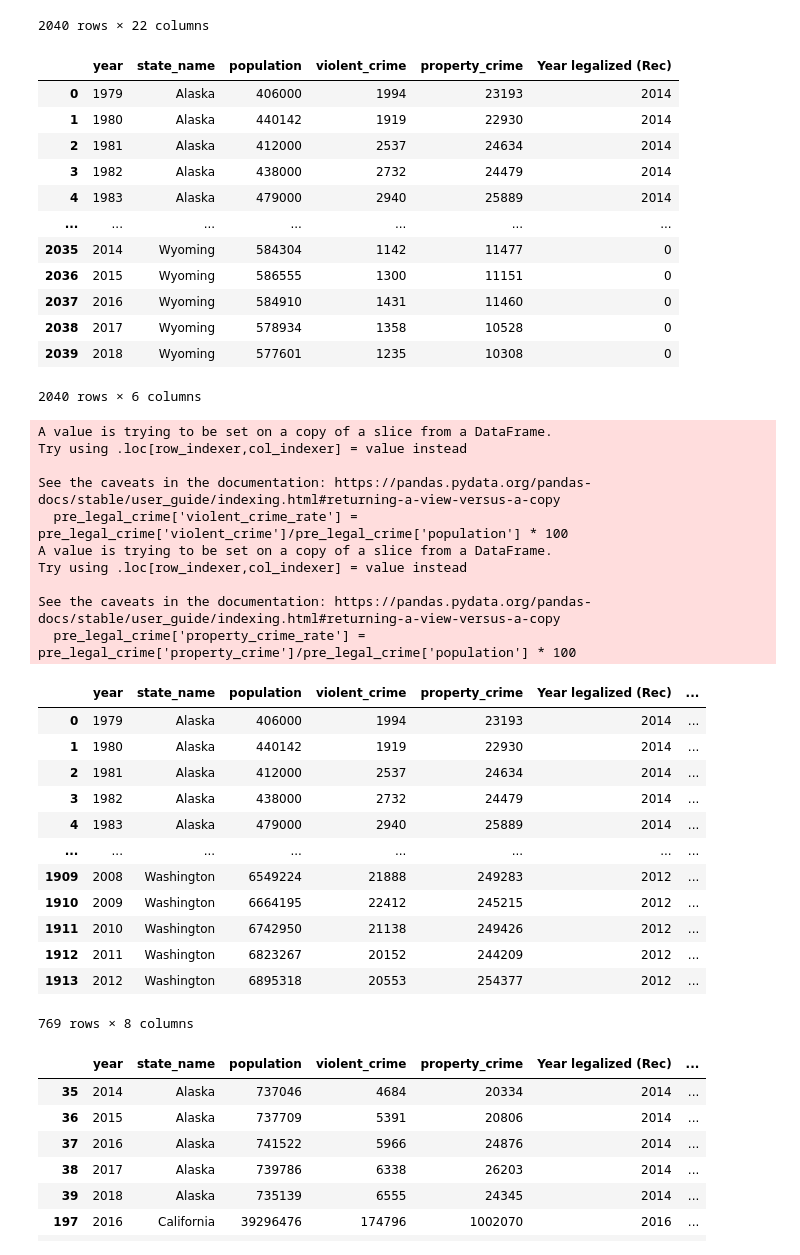
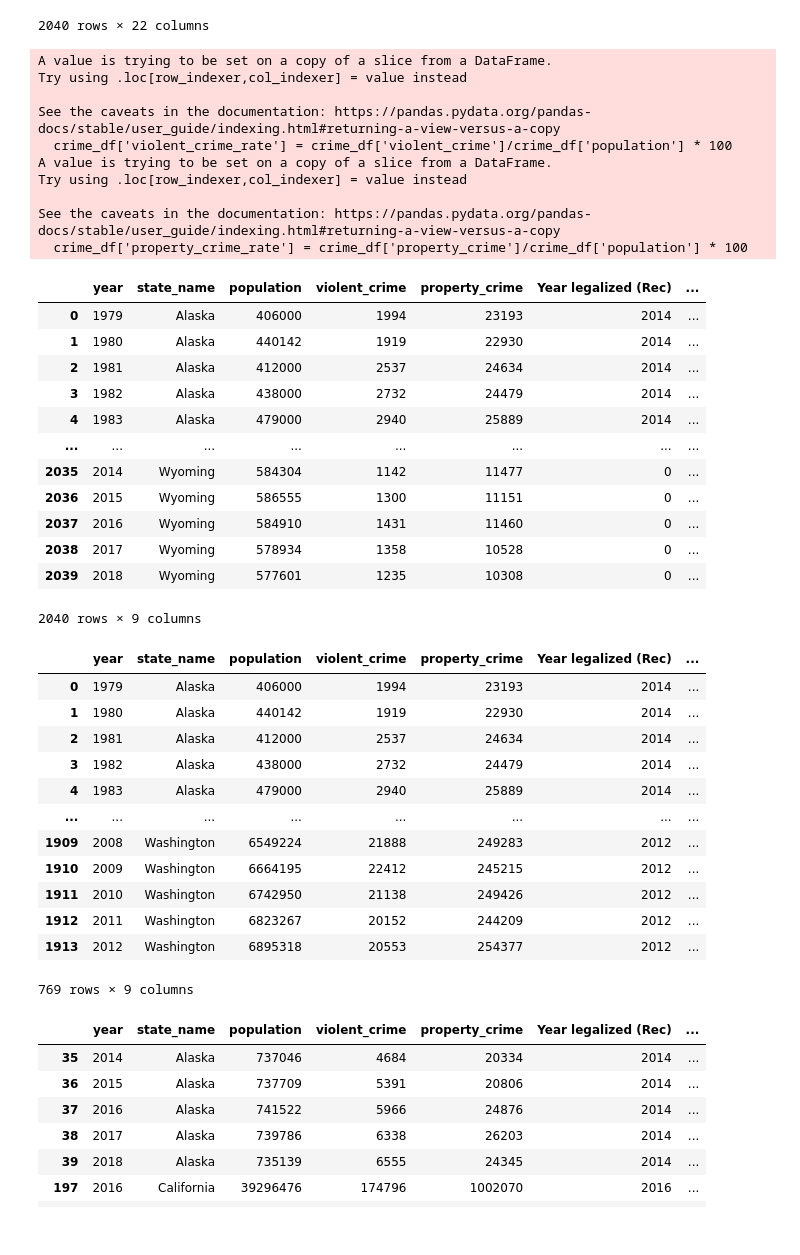
Before and after one commit to gwroth89/Project1, a Jupyter notebook: violent_property_crime_analysis.ipynb, the cells around one changed output. Cells and saved outputs as stored; diff of their text form; code cells hidden in the pictures.

```diff
--- a/violent_property_crime_analysis.ipynb
+++ b/violent_property_crime_analysis.ipynb
@@ -26,22 +26,34 @@ violent_property_crime_df
 2040 rows × 22 columns
 # %%
 # pull just violen and propety crimee
-crime_df = violent_property_crime_df[['year','state_name', 'population','violent_crime','property_crime', 'Year legalized (Rec)']]
+crime_df = violent_property_crime_df[['year','state_name', 'population','violent_crime','property_crime', 'Year legalized (Rec)', 'Year legalized (Med)']]
+crime_df['violent_crime_rate'] = crime_df['violent_crime']/crime_df['population'] * 100
+crime_df['property_crime_rate'] = crime_df['property_crime']/crime_df['population'] * 100
 crime_df
 # %% [output]
+A value is trying to be set on a copy of a slice from a DataFrame.
+Try using .loc[row_indexer,col_indexer] = value instead
+
+See the caveats in the documentation: https://pandas.pydata.org/pandas-docs/stable/user_guide/indexing.html#returning-a-view-versus-a-copy
+  crime_df['violent_crime_rate'] = crime_df['violent_crime']/crime_df['population'] * 100
+A value is trying to be set on a copy of a slice from a DataFrame.
+Try using .loc[row_indexer,col_indexer] = value instead
+
+See the caveats in the documentation: https://pandas.pydata.org/pandas-docs/stable/user_guide/indexing.html#returning-a-view-versus-a-copy
+  crime_df['property_crime_rate'] = crime_df['property_crime']/crime_df['population'] * 100
-|  | year | state_name | population | violent_crime | property_crime | Year legalized (Rec) |
-| 0 | 1979 | Alaska | 406000 | 1994 | 23193 | 2014 |
-| 1 | 1980 | Alaska | 440142 | 1919 | 22930 | 2014 |
-| 2 | 1981 | Alaska | 412000 | 2537 | 24634 | 2014 |
-| 3 | 1982 | Alaska | 438000 | 2732 | 24479 | 2014 |
-| 4 | 1983 | Alaska | 479000 | 2940 | 25889 | 2014 |
-| ... | ... | ... | ... | ... | ... | ... |
-| 2035 | 2014 | Wyoming | 584304 | 1142 | 11477 | 0 |
-| 2036 | 2015 | Wyoming | 586555 | 1300 | 11151 | 0 |
-| 2037 | 2016 | Wyoming | 584910 | 1431 | 11460 | 0 |
-| 2038 | 2017 | Wyoming | 578934 | 1358 | 10528 | 0 |
-| 2039 | 2018 | Wyoming | 577601 | 1235 | 10308 | 0 |
+|  | year | state_name | population | violent_crime | property_crime | Year legalized (Rec) | ... |
+| 0 | 1979 | Alaska | 406000 | 1994 | 23193 | 2014 | ... |
+| 1 | 1980 | Alaska | 440142 | 1919 | 22930 | 2014 | ... |
+| 2 | 1981 | Alaska | 412000 | 2537 | 24634 | 2014 | ... |
+| 3 | 1982 | Alaska | 438000 | 2732 | 24479 | 2014 | ... |
+| 4 | 1983 | Alaska | 479000 | 2940 | 25889 | 2014 | ... |
+| ... | ... | ... | ... | ... | ... | ... | ... |
+| 2035 | 2014 | Wyoming | 584304 | 1142 | 11477 | 0 | ... |
+| 2036 | 2015 | Wyoming | 586555 | 1300 | 11151 | 0 | ... |
+| 2037 | 2016 | Wyoming | 584910 | 1431 | 11460 | 0 | ... |
+| 2038 | 2017 | Wyoming | 578934 | 1358 | 10528 | 0 | ... |
+| 2039 | 2018 | Wyoming | 577601 | 1235 | 10308 | 0 | ... |
-2040 rows × 6 columns
+2040 rows × 9 columns
 # %%
 # aggregate of crime pre-legalization for states
 # define year cut off for calculation based on year legalized recreationally
@@ -51,33 +63,23 @@ pre_legal_crime = crime_df.loc[crime_df['year'] <= crime_df['Year legalized (Rec
 # pre_legal_crime = pre_legal_crime.groupby(["state_name", "year"])[['violent_crime', 'property_crime']].sum()
 
 #add two new columms with rates of crime violent and property per year
-pre_legal_crime['violent_crime_rate'] = pre_legal_crime['violent_crime']/pre_legal_crime['population'] * 100
-pre_legal_crime['property_crime_rate'] = pre_legal_crime['property_crime']/pre_legal_crime['population'] * 100
+# pre_legal_crime['violent_crime_rate'] = pre_legal_crime['violent_crime']/pre_legal_crime['population'] * 100
+# pre_legal_crime['property_crime_rate'] = pre_legal_crime['property_crime']/pre_legal_crime['population'] * 100
 pre_legal_crime
 # %% [output]
+|  | year | state_name | population | violent_crime | property_crime | Year legalized (Rec) | ... |
+| 0 | 1979 | Alaska | 406000 | 1994 | 23193 | 2014 | ... |
+| 1 | 1980 | Alaska | 440142 | 1919 | 22930 | 2014 | ... |
+| 2 | 1981 | Alaska | 412000 | 2537 | 24634 | 2014 | ... |
+| 3 | 1982 | Alaska | 438000 | 2732 | 24479 | 2014 | ... |
+| 4 | 1983 | Alaska | 479000 | 2940 | 25889 | 2014 | ... |
+| ... | ... | ... | ... | ... | ... | ... | ... |
+| 1909 | 2008 | Washington | 6549224 | 21888 | 249283 | 2012 | ... |
+| 1910 | 2009 | Washington | 6664195 | 22412 | 245215 | 2012 | ... |
+| 1911 | 2010 | Washington | 6742950 | 21138 | 249426 | 2012 | ... |
+| 1912 | 2011 | Washington | 6823267 | 20152 | 244209 | 2012 | ... |
+| 1913 | 2012 | Washington | 6895318 | 20553 | 254377 | 2012 | ... |
-A value is trying to be set on a copy of a slice from a DataFrame.
-Try using .loc[row_indexer,col_indexer] = value instead
-
-See the caveats in the documentation: https://pandas.pydata.org/pandas-docs/stable/user_guide/indexing.html#returning-a-view-versus-a-copy
-  pre_legal_crime['violent_crime_rate'] = pre_legal_crime['violent_crime']/pre_legal_crime['population'] * 100
-A value is trying to be set on a copy of a slice from a DataFrame.
-Try using .loc[row_indexer,col_indexer] = value instead
-
-See the caveats in the documentation: https://pandas.pydata.org/pandas-docs/stable/user_guide/indexing.html#returning-a-view-versus-a-copy
-  pre_legal_crime['property_crime_rate'] = pre_legal_crime['property_crime']/pre_legal_crime['population'] * 100
+769 rows × 9 columns
-|  | year | state_name | population | violent_crime | property_crime | Year legalized (Rec) | ... |
-| 0 | 1979 | Alaska | 406000 | 1994 | 23193 | 2014 | ... |
-| 1 | 1980 | Alaska | 440142 | 1919 | 22930 | 2014 | ... |
-| 2 | 1981 | Alaska | 412000 | 2537 | 24634 | 2014 | ... |
-| 3 | 1982 | Alaska | 438000 | 2732 | 24479 | 2014 | ... |
-| 4 | 1983 | Alaska | 479000 | 2940 | 25889 | 2014 | ... |
-| ... | ... | ... | ... | ... | ... | ... | ... |
-| 1909 | 2008 | Washington | 6549224 | 21888 | 249283 | 2012 | ... |
-| 1910 | 2009 | Washington | 6664195 | 22412 | 245215 | 2012 | ... |
-| 1911 | 2010 | Washington | 6742950 | 21138 | 249426 | 2012 | ... |
-| 1912 | 2011 | Washington | 6823267 | 20152 | 244209 | 2012 | ... |
-| 1913 | 2012 | Washington | 6895318 | 20553 | 254377 | 2012 | ... |
-769 rows × 8 columns
 # %%
 # aggregate of crime post-legalization for states
 # define year cut off for calculation based on year legalized recreationally
```
Also changed, not shown: parts of 9 cells of this notebook.
